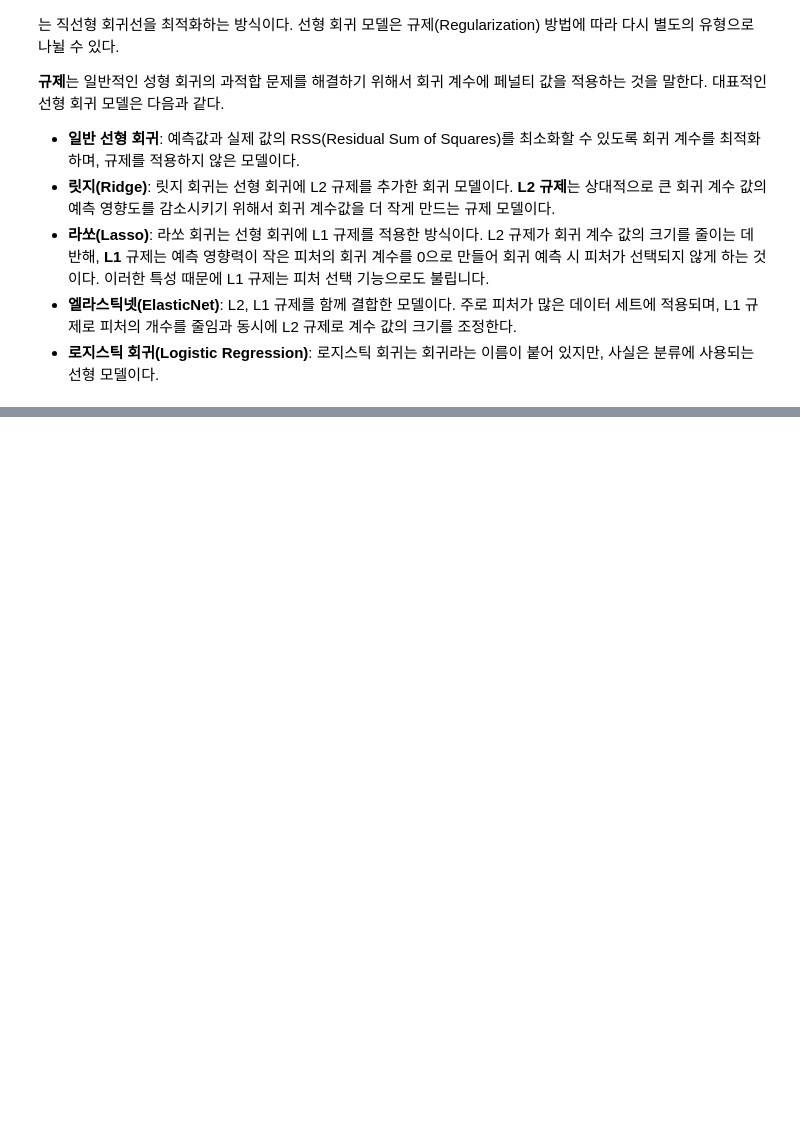
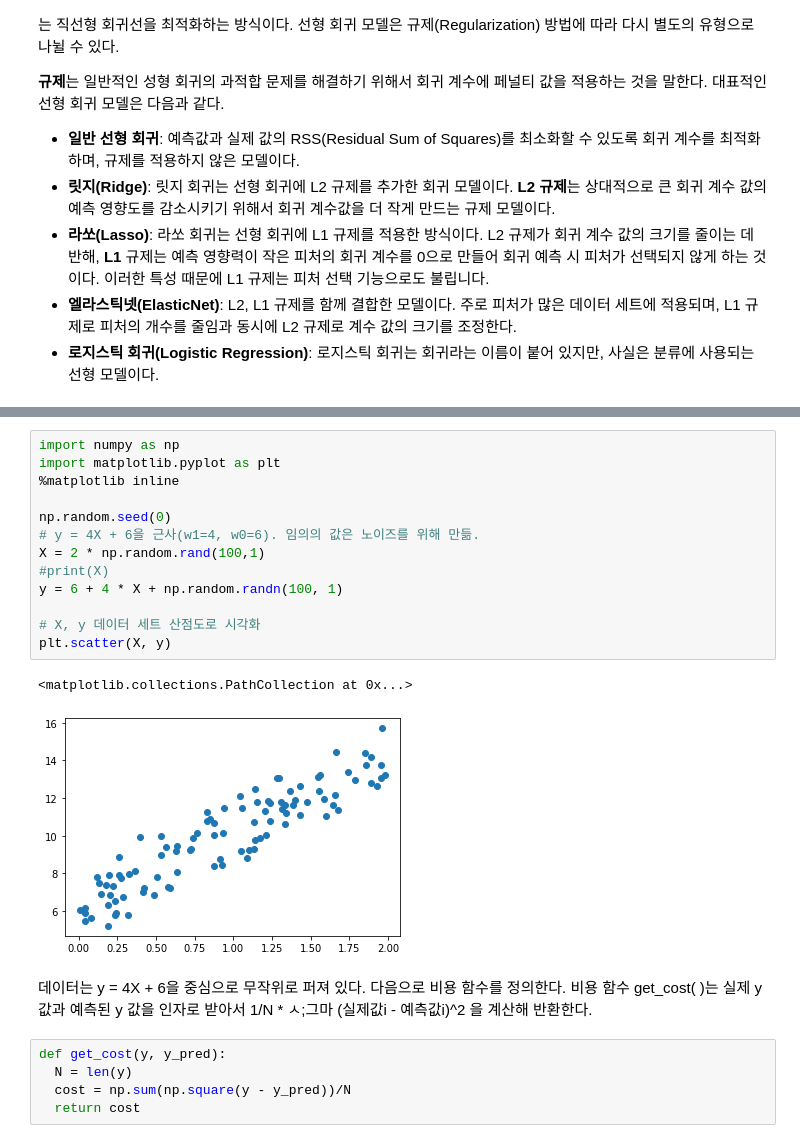
Before and after one commit to spacemaninSeoul/PythonMachinelearningGuide, a Jupyter notebook: [파이썬머신러닝완벽가이드]_V_회귀.ipynb, the cells around one changed output, grey strips where cells are left out. Cells and saved outputs as stored; diff of their text form; blank space fills up the shorter version.

```diff
--- a/[파이썬머신러닝완벽가이드]_V_회귀.ipynb
+++ b/[파이썬머신러닝완벽가이드]_V_회귀.ipynb
@@ -25,0 +64,23 @@ Y = W1 * X1 + W2 * X2 + W3 * X3 + ... + Wn * Xn 이라는 선형 회귀식을
+# %%
+import numpy as np
+import matplotlib.pyplot as plt
+%matplotlib inline
+
+np.random.seed(0)
+# y = 4X + 6을 근사(w1=4, w0=6). 임의의 값은 노이즈를 위해 만듦.
+X = 2 * np.random.rand(100,1)
+#print(X)
+y = 6 + 4 * X + np.random.randn(100, 1)
+
+# X, y 데이터 세트 산점도로 시각화
+plt.scatter(X, y)
+# %% [output]
+<matplotlib.collections.PathCollection at 0x...>
+[figure, added]
+# %% [markdown]
+데이터는 y = 4X + 6을 중심으로 무작위로 퍼져 있다. 다음으로 비용 함수를 정의한다. 비용 함수 get_cost( )는 실제 y 값과 예측된 y 값을 인자로 받아서 1/N * ㅅ;그마 (실제값i - 예측값i)^2 을 계산해 반환한다.
+# %%
+def get_cost(y, y_pred):
+  N = len(y)
+  cost = np.sum(np.square(y - y_pred))/N
+  return cost
```
Also changed, not shown: parts of 34 cells of this notebook.
